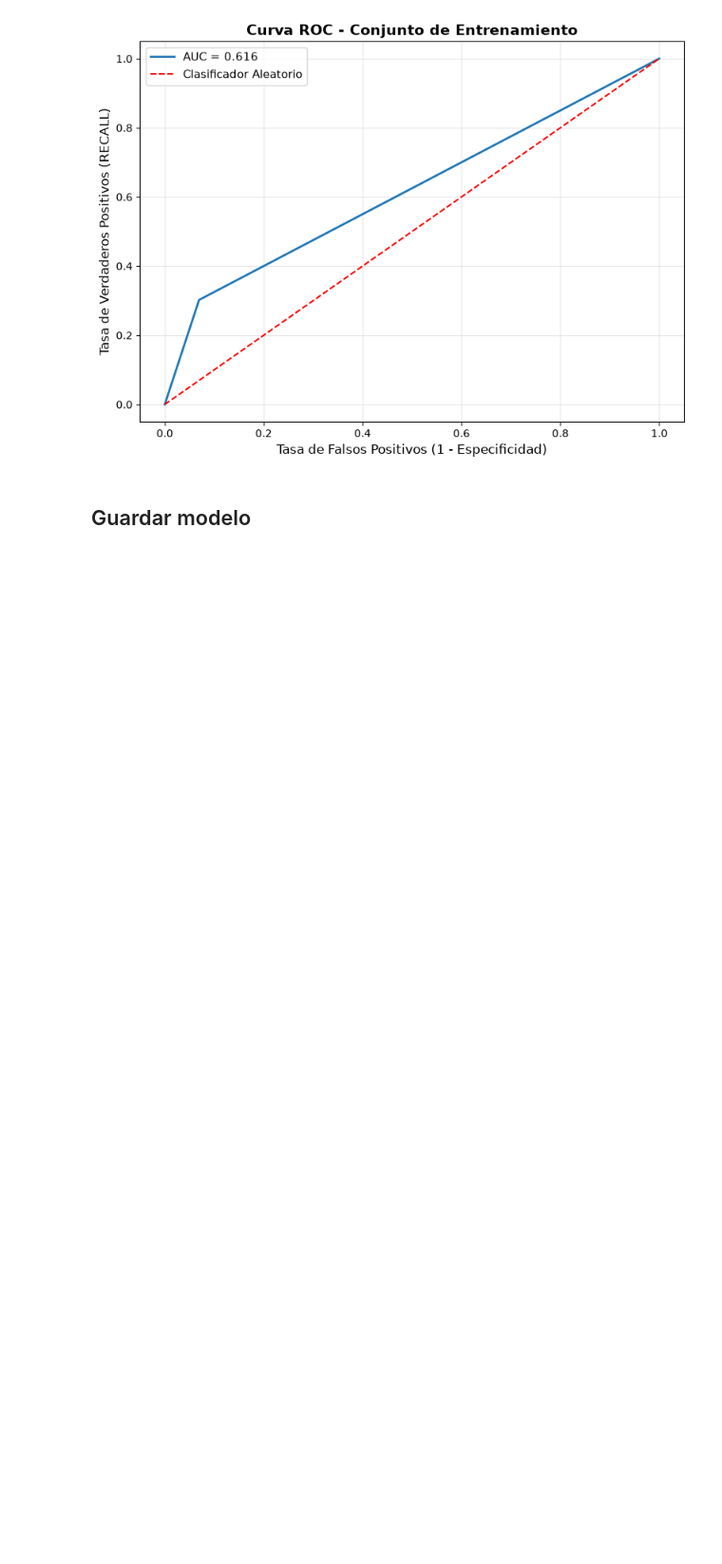
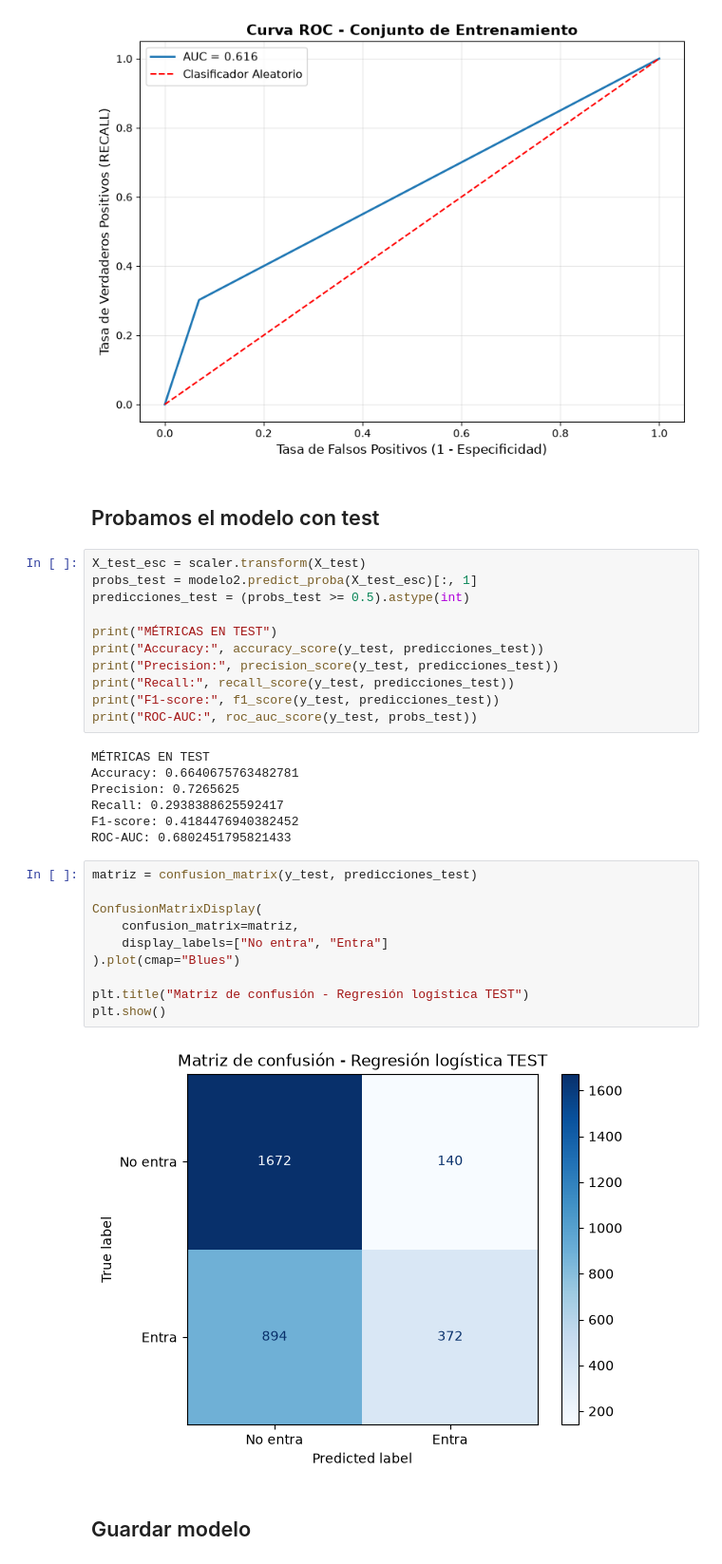
Before and after one commit to alicia-ms/Reto1_Alicia_XabierG_PIA-SAA-MIA, a Jupyter notebook: notebooks/02_modelo_regresion_lineal.ipynb, the cells around one changed output. Shown at 95% size. Drawn from its saved outputs; the diff is of its cells as text; blank space fills up the shorter version.

Commit message:
Cambiando modelos para poner test

```diff
--- a/notebooks/02_modelo_regresion_lineal.ipynb
+++ b/notebooks/02_modelo_regresion_lineal.ipynb
@@ -493,6 +495,38 @@ plt.tight_layout()
 plt.show()
 # %% [output]
 [figure]
+# %% [markdown]
+## Probamos el modelo con test
+# %%
+X_test_esc = scaler.transform(X_test)
+probs_test = modelo2.predict_proba(X_test_esc)[:, 1]
+predicciones_test = (probs_test >= 0.5).astype(int)
+
+print("MÉTRICAS EN TEST")
+print("Accuracy:", accuracy_score(y_test, predicciones_test))
+print("Precision:", precision_score(y_test, predicciones_test))
+print("Recall:", recall_score(y_test, predicciones_test))
+print("F1-score:", f1_score(y_test, predicciones_test))
+print("ROC-AUC:", roc_auc_score(y_test, probs_test))
+# %% [output]
+MÉTRICAS EN TEST
+Accuracy: 0.6640675763482781
+Precision: 0.7265625
+Recall: 0.2938388625592417
+F1-score: 0.4184476940382452
+ROC-AUC: 0.6802451795821433
+# %%
+matriz = confusion_matrix(y_test, predicciones_test)
+
+ConfusionMatrixDisplay(
+    confusion_matrix=matriz,
+    display_labels=["No entra", "Entra"]
+).plot(cmap="Blues")
+
+plt.title("Matriz de confusión - Regresión logística TEST")
+plt.show()
+# %% [output]
+[figure, added]
 # %% [markdown]
 ## Guardar modelo
 # %%
```
Also changed, not shown: parts of 3 cells of this notebook, 5 other files.
